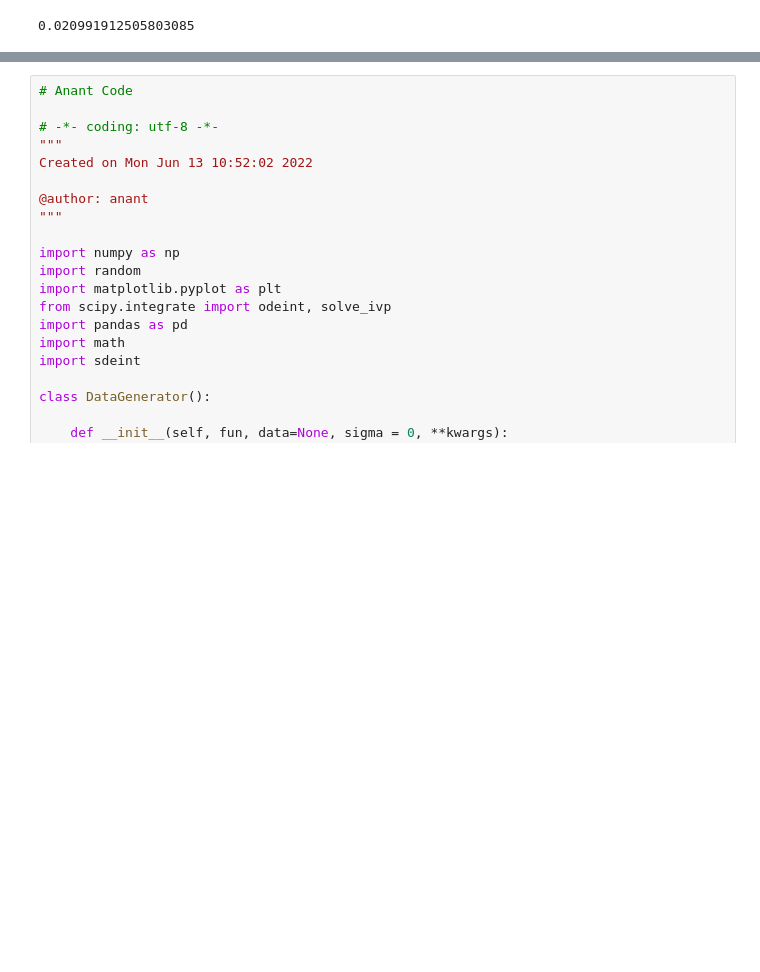
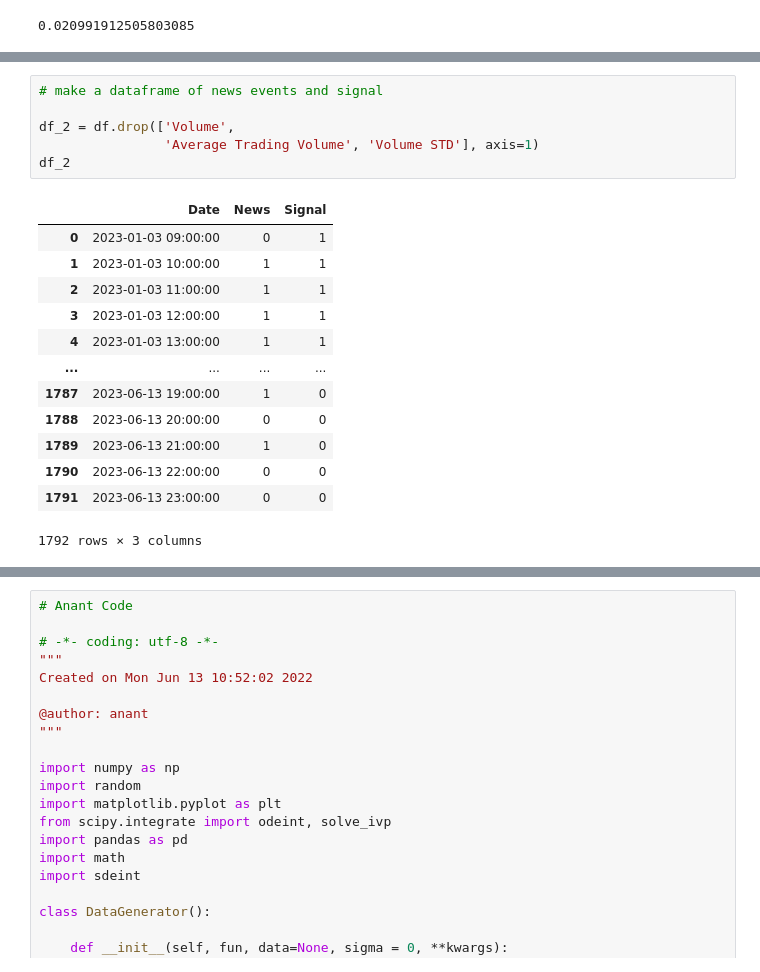
Before and after one commit to abhatia1205/CausalityTests, a Jupyter notebook: te_news_events.ipynb, the cells around one changed output, grey strips where cells are left out. Drawn from its saved outputs; the diff is of its cells as text; blank space fills up the shorter version.

```diff
--- a/te_news_events.ipynb
+++ b/te_news_events.ipynb
@@ -231,0 +319,20 @@ sol
+# %%
+# make a dataframe of news events and signal
+
+df_2 = df.drop(['Volume',
+                'Average Trading Volume', 'Volume STD'], axis=1)
+df_2
+# %% [output]
+|  | Date | News | Signal |
+| 0 | 2023-01-03 09:00:00 | 0 | 1 |
+| 1 | 2023-01-03 10:00:00 | 1 | 1 |
+| 2 | 2023-01-03 11:00:00 | 1 | 1 |
+| 3 | 2023-01-03 12:00:00 | 1 | 1 |
+| 4 | 2023-01-03 13:00:00 | 1 | 1 |
+| ... | ... | ... | ... |
+| 1787 | 2023-06-13 19:00:00 | 1 | 0 |
+| 1788 | 2023-06-13 20:00:00 | 0 | 0 |
+| 1789 | 2023-06-13 21:00:00 | 1 | 0 |
+| 1790 | 2023-06-13 22:00:00 | 0 | 0 |
+| 1791 | 2023-06-13 23:00:00 | 0 | 0 |
+1792 rows × 3 columns
```
Also changed, not shown: parts of 28 cells of this notebook.
